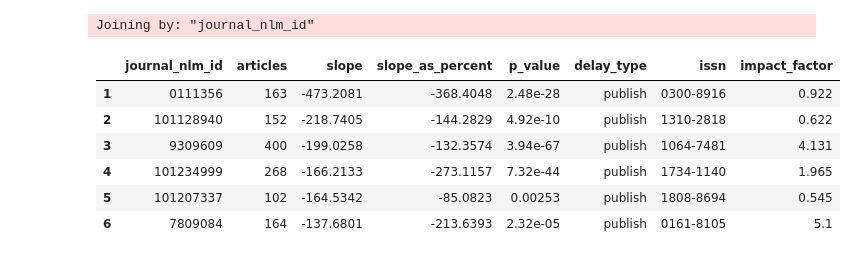
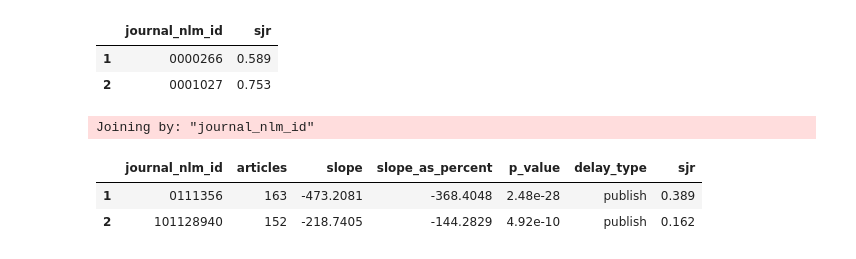
Before and after one commit to dhimmel/delays, a Jupyter notebook: impact.ipynb, the cells around one changed output. Drawn from its saved outputs; the diff is of its cells as text; code cells hidden in the pictures.

```diff
--- a/impact.ipynb
+++ b/impact.ipynb
@@ -42,15 +4,24 @@ Joining by: "issn"
+# %%
+# Read 2014 SJR values
+metric_df = 'https://github.com/dhimmel/journalmetrics/raw/fb6797b680ff6d119ef21de8791c0573d44cf6c0/data/pubmed-metrics.tsv.gz' %>%
+  readr::read_tsv() %>%
+  dplyr::filter(year == 2014, metric == 'SJR') %>%
+  dplyr::transmute(journal_nlm_id, sjr = value)
+
+head(metric_df, 2)
+# %% [output]
+|  | journal_nlm_id | sjr |
+| 1 | 0000266 | 0.589 |
+| 2 | 0001027 | 0.753 |
 # %%
+# Read journal delay slopes
 slope_df = 'data/slopes.tsv' %>%
   readr::read_tsv() %>%
-  dplyr::inner_join(impact_df)
+  dplyr::inner_join(metric_df)
 
-head(slope_df)
+head(slope_df, 2)
 # %% [output]
 Joining by: "journal_nlm_id"
-|  | journal_nlm_id | articles | slope | slope_as_percent | p_value | delay_type | issn | impact_factor |
-| 1 | 0111356 | 163 | -473.2081 | -368.4048 | 2.48e-28 | publish | 0300-8916 | 0.922 |
-| 2 | 101128940 | 152 | -218.7405 | -144.2829 | 4.92e-10 | publish | 1310-2818 | 0.622 |
-| 3 | 9309609 | 400 | -199.0258 | -132.3574 | 3.94e-67 | publish | 1064-7481 | 4.131 |
-| 4 | 101234999 | 268 | -166.2133 | -273.1157 | 7.32e-44 | publish | 1734-1140 | 1.965 |
-| 5 | 101207337 | 102 | -164.5342 | -85.0823 | 0.00253 | publish | 1808-8694 | 0.545 |
-| 6 | 7809084 | 164 | -137.6801 | -213.6393 | 2.32e-05 | publish | 0161-8105 | 5.1 |
+|  | journal_nlm_id | articles | slope | slope_as_percent | p_value | delay_type | sjr |
+| 1 | 0111356 | 163 | -473.2081 | -368.4048 | 2.48e-28 | publish | 0.389 |
+| 2 | 101128940 | 152 | -218.7405 | -144.2829 | 4.92e-10 | publish | 0.162 |
```
Also changed, not shown: parts of 7 cells of this notebook, 1 other file.
